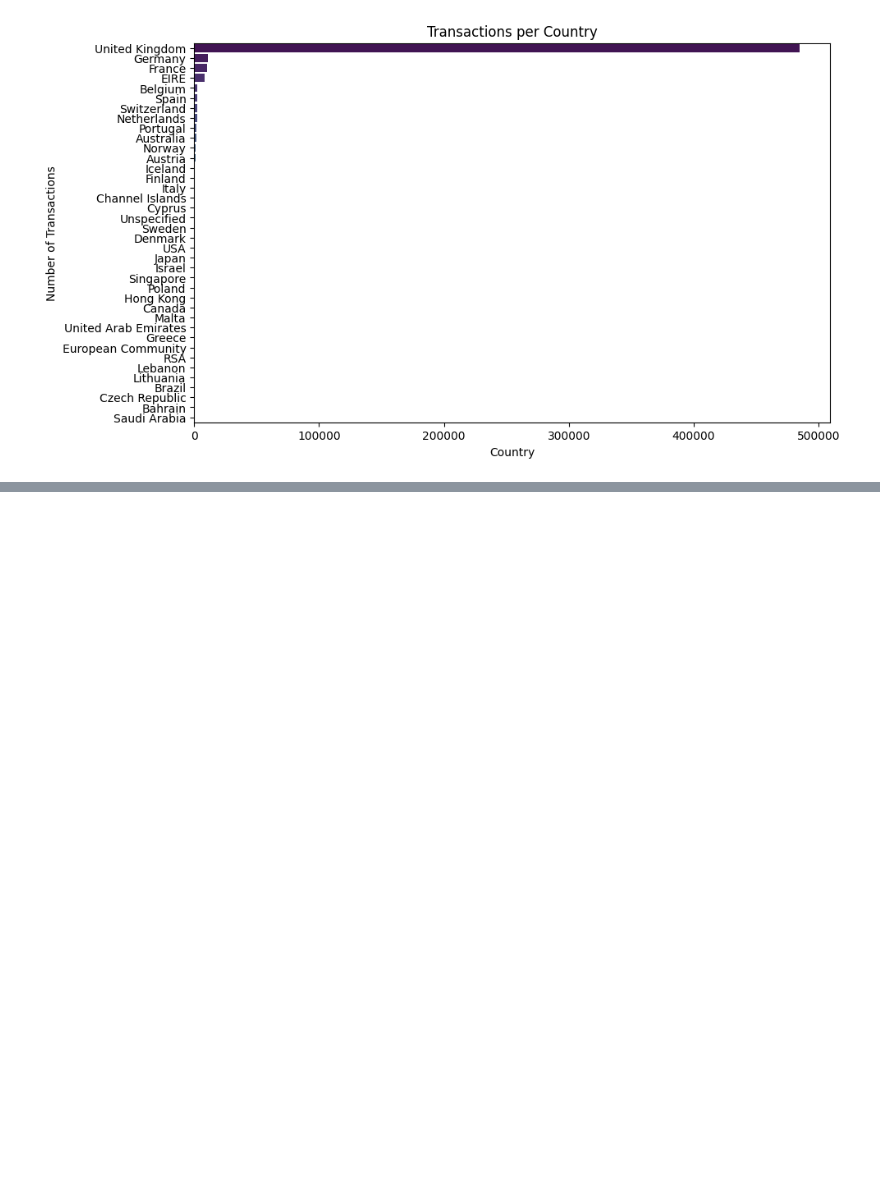
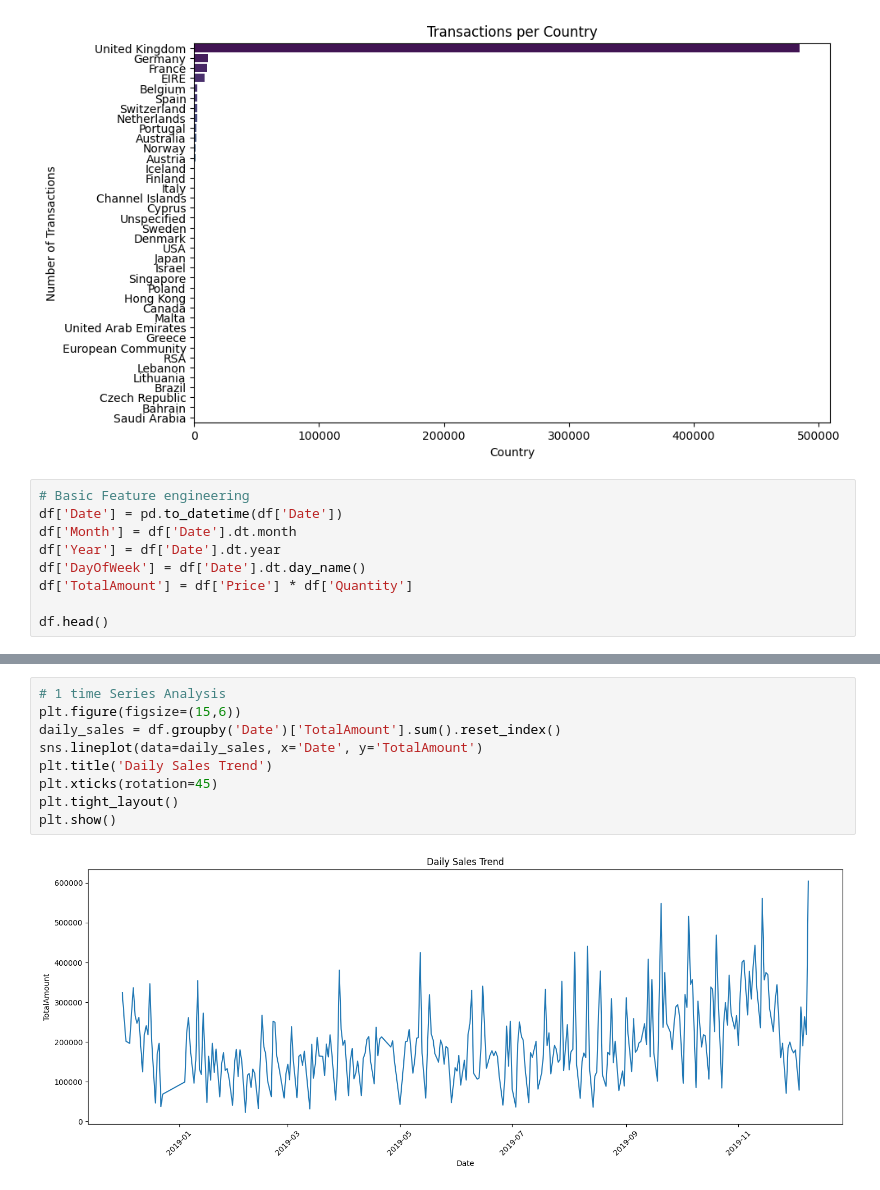
Before and after one commit to Daniel-Harrod13/Ecommerce_trasnaction_Analysis, a Jupyter notebook: Ecommerce_Analysis.ipynb, the cells around one changed output, grey strips where cells are left out. Cells and saved outputs as stored; diff of their text form; blank space fills up the shorter version.

```diff
--- a/Ecommerce_Analysis.ipynb
+++ b/Ecommerce_Analysis.ipynb
@@ -197,3 +198,12 @@ Passing `palette` without assigning `hue` is deprecated and will be removed in v
 
   sns.barplot(x=countries_sorted.values, y=countries_sorted.index, palette='viridis')
 [figure]
+# %%
+# Basic Feature engineering
+df['Date'] = pd.to_datetime(df['Date'])
+df['Month'] = df['Date'].dt.month
+df['Year'] = df['Date'].dt.year
+df['DayOfWeek'] = df['Date'].dt.day_name()
+df['TotalAmount'] = df['Price'] * df['Quantity']
+
+df.head()
@@ -199,0 +217,11 @@ Passing `palette` without assigning `hue` is deprecated and will be removed in v
+# %%
+# 1 time Series Analysis
+plt.figure(figsize=(15,6))
+daily_sales = df.groupby('Date')['TotalAmount'].sum().reset_index()
+sns.lineplot(data=daily_sales, x='Date', y='TotalAmount')
+plt.title('Daily Sales Trend')
+plt.xticks(rotation=45)
+plt.tight_layout()
+plt.show()
+# %% [output]
+[figure, added]
```
Also changed, not shown: parts of 9 cells of this notebook, 2 other files.
